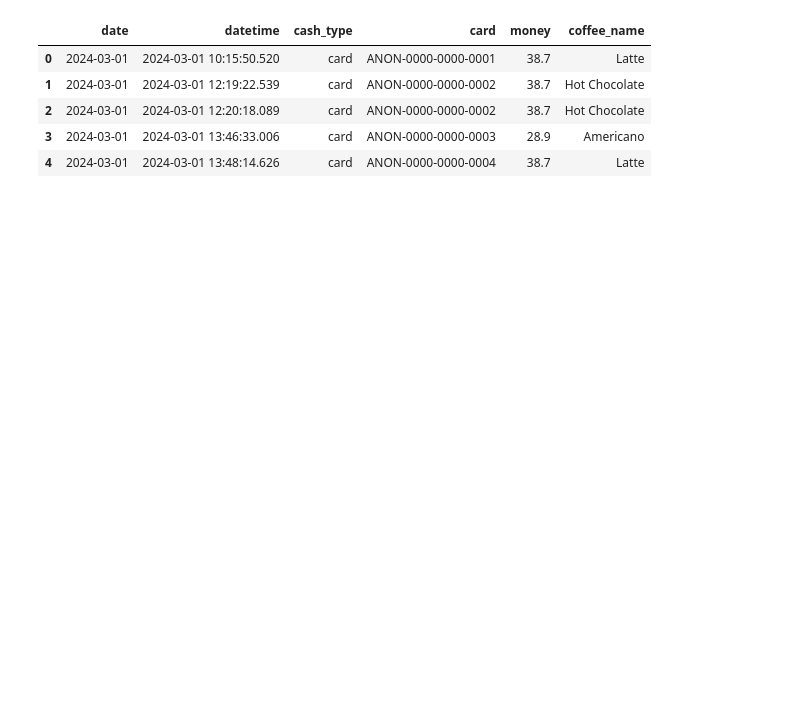
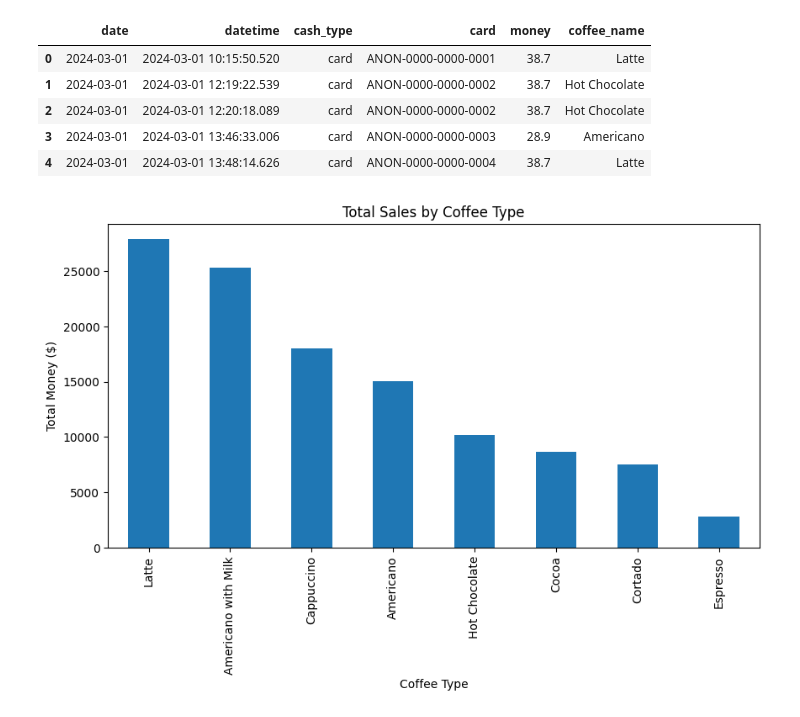
Before and after one commit to rainEBB13/coffeeProject, a Jupyter notebook: coffee.ipynb, the cells around one changed output. Cells and saved outputs as stored; diff of their text form; code cells hidden in the pictures; blank space fills up the shorter version.

Commit message:
added data visualizations

```diff
--- a/coffee.ipynb
+++ b/coffee.ipynb
@@ -11,0 +17,9 @@ df.head()
+# %%
+sales_by_coffee = df.groupby('coffee_name')['money'].sum().sort_values(ascending=False)
+sales_by_coffee.plot(kind='bar', figsize=(10,5))
+plt.title('Total Sales by Coffee Type')
+plt.xlabel('Coffee Type')
+plt.ylabel('Total Money ($)')
+plt.show()
+# %% [output]
+[figure, added]
```
Also changed, not shown: parts of 1 cell of this notebook.
